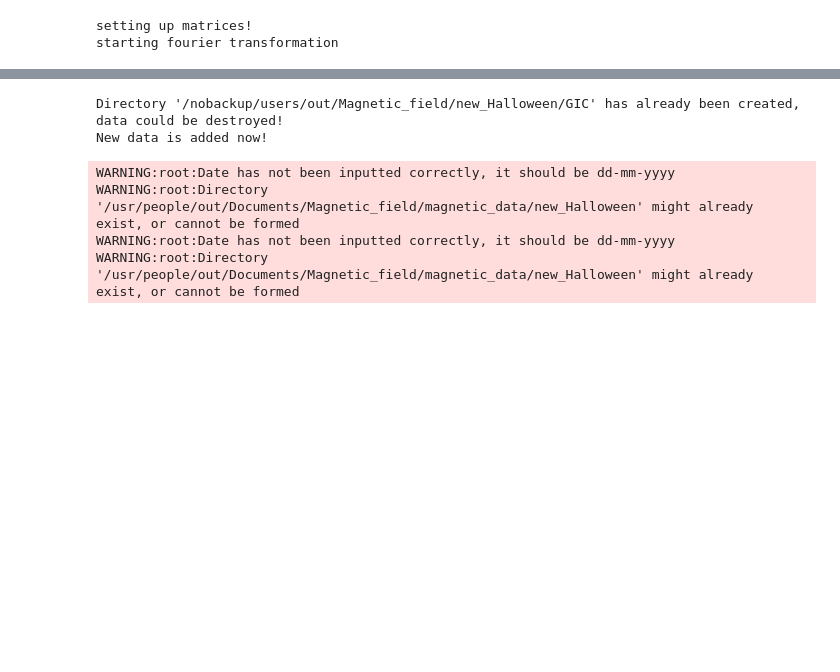
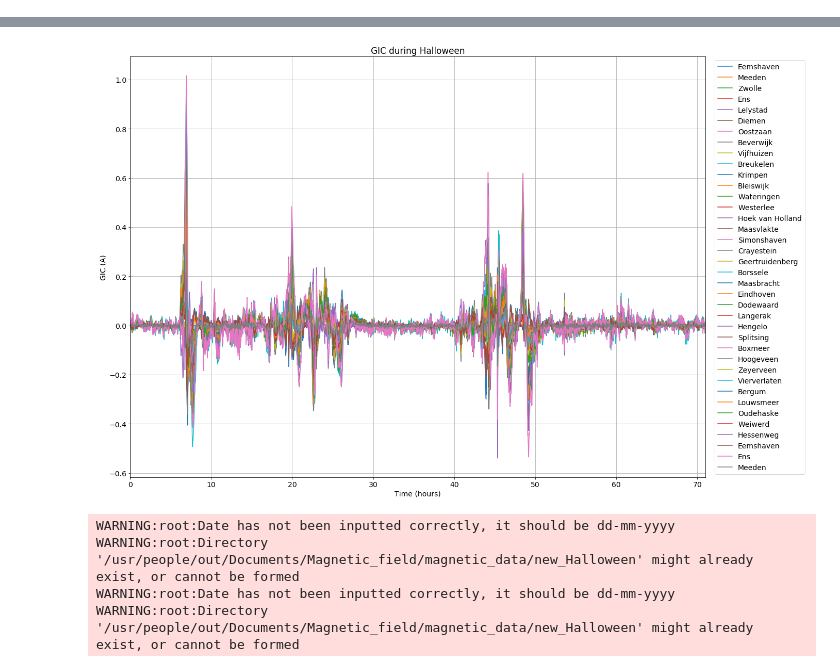
Before and after one commit to outfrenk/Dutch_GIC, a Jupyter notebook: notebooks/Class_GIC_notebook-work.ipynb, the cells around one changed output, grey strips where cells are left out. Cells and saved outputs as stored; diff of their text form; code cells hidden in the pictures; blank space fills up the shorter version.

```diff
--- a/notebooks/Class_GIC_notebook-work.ipynb
+++ b/notebooks/Class_GIC_notebook-work.ipynb
@@ -2404,12 +2404,14 @@ class GIC:
 import os
 import logging
 import numpy as np
-stationlist=np.arange(6)
+A=np.arange(3,21)
+B=np.arange(46,57,1)
+stationlist=np.hstack([0,1,A,28,29,32,33,35,43,44,B])
 # list_of_stations=['bfe','wng','esk','ups','ler','nur','sod','abk','hrn']
-logging.basicConfig(filename='/nobackup/users/out/Magnetic_field/new_Halloween/logbook.log', level=logging.INFO, format='%(asctime)s %(message)s')
-Halloween=GIC('/usr/people/out/Documents/topology_2','/usr/people/out/Documents/Magnetic_field/magnetic_data','/nobackup/users/out/Magnetic_field','new_Halloween')
+logging.basicConfig(filename='/nobackup/users/out/Magnetic_field/Halloween/logbook.log', level=logging.INFO, format='%(asctime)s %(message)s')
+Halloween=GIC('/usr/people/out/Documents/new_380+220kV_extended','/usr/people/out/Documents/Magnetic_field/magnetic_data','/nobackup/users/out/Magnetic_field','Halloween')
 
-Halloween.BtoE(7)
+# Halloween.BtoE(7)
 Halloween.calculate_GIC(150,False)
 Halloween.plot_GIC(stationlist)
 # os.system(f'mv {pad}/electric_field_east {pad}/model10_filt/electric_field_east')
@@ -2424,2 +2426,0 @@ WARNING:root:Directory '/usr/people/out/Documents/Magnetic_field/magnetic_data/n
-setting up matrices!
-starting fourier transformation
@@ -2429,5 +2427,4 @@ WARNING:root:Directory '/nobackup/users/out/Magnetic_field/new_Halloween/GIC' ha
-Directory '/nobackup/users/out/Magnetic_field/new_Halloween/GIC' has already been created, data could be destroyed!
-New data is added now!
+[figure, added]
 # %%
 import os
 import numpy as np
```
Also changed, not shown: parts of 1 cell of this notebook, 4 other files.
